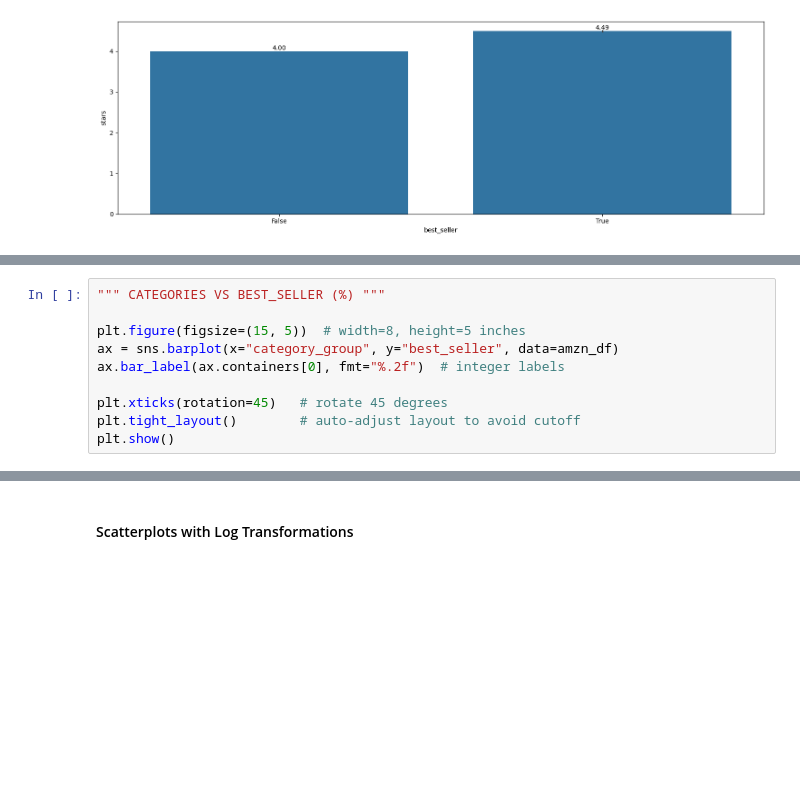
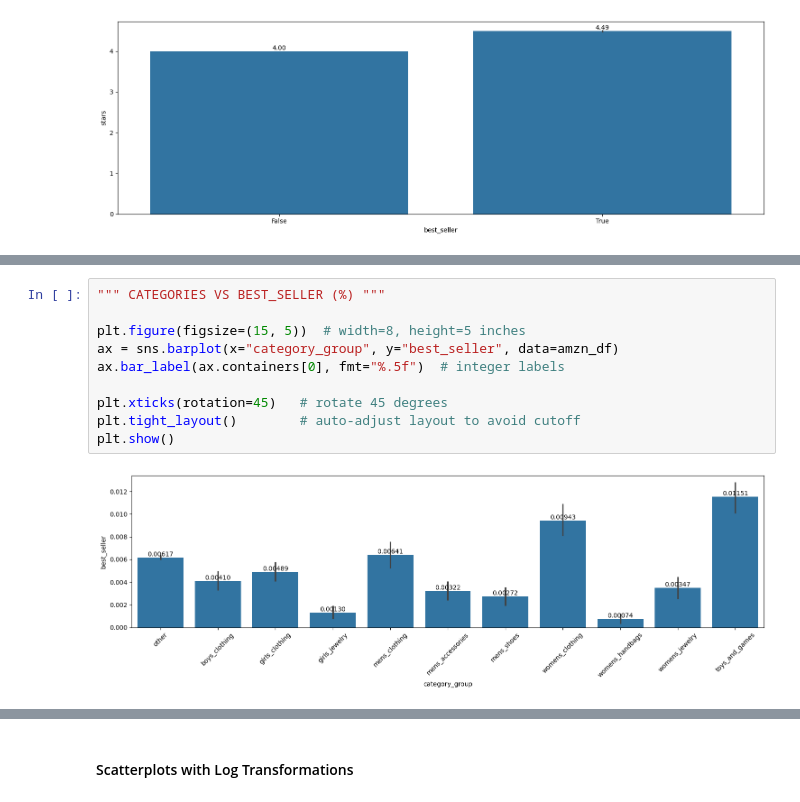
Before and after one commit to edmiller824/sf_tech, a Jupyter notebook: amzn_product_analysis.ipynb, the cells around one changed output, grey strips where cells are left out. Cells and saved outputs as stored; diff of their text form; blank space fills up the shorter version.

```diff
--- a/amzn_product_analysis.ipynb
+++ b/amzn_product_analysis.ipynb
@@ -336,13 +369,15 @@ plt.show()
 # %%
 """ CATEGORIES VS BEST_SELLER (%) """
 
 plt.figure(figsize=(15, 5))  # width=8, height=5 inches
 ax = sns.barplot(x="category_group", y="best_seller", data=amzn_df)
-ax.bar_label(ax.containers[0], fmt="%.2f")  # integer labels
+ax.bar_label(ax.containers[0], fmt="%.5f")  # integer labels
 
 plt.xticks(rotation=45)   # rotate 45 degrees
 plt.tight_layout()        # auto-adjust layout to avoid cutoff
 plt.show()
+# %% [output]
+[figure, added]
 # %%
 """ CATEGORIES VS BOUGHT_IN_LAST_MONTH (BINARY %) """
 
```
Also changed, not shown: parts of 41 cells of this notebook.
